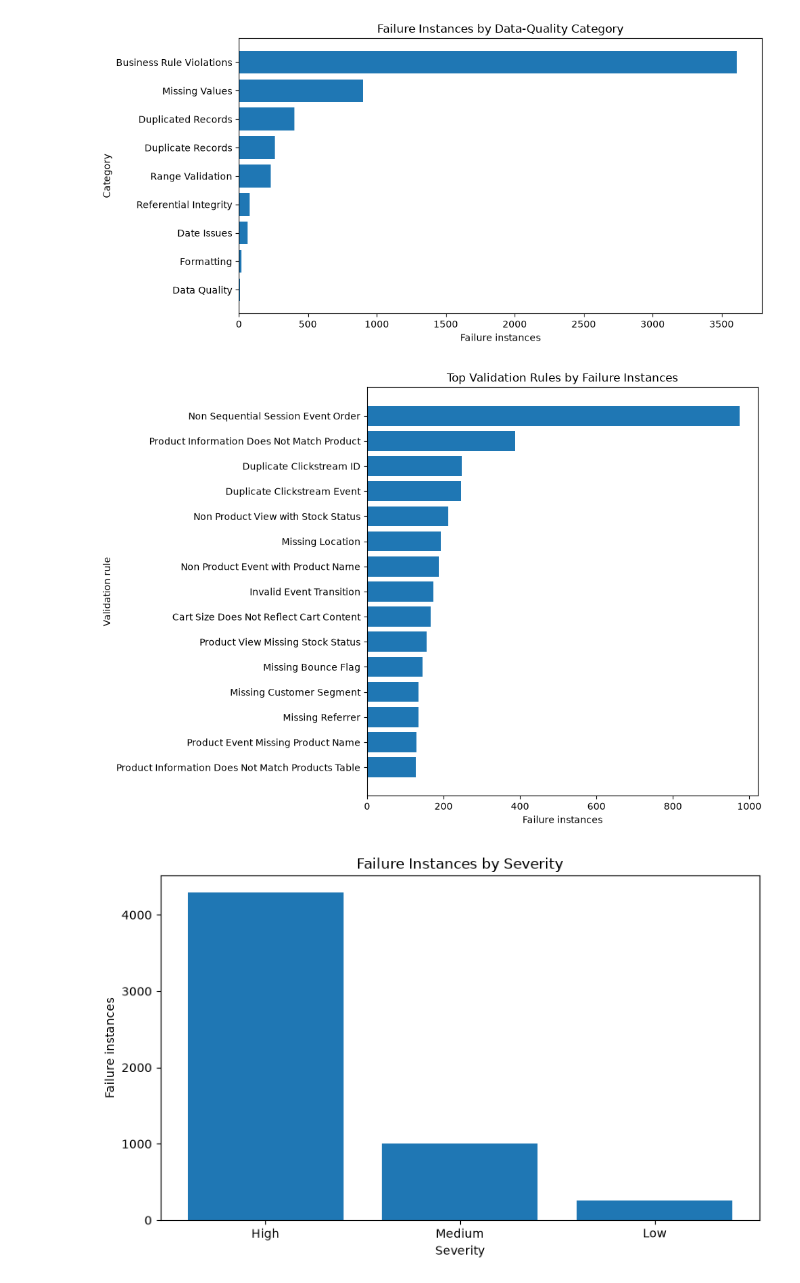
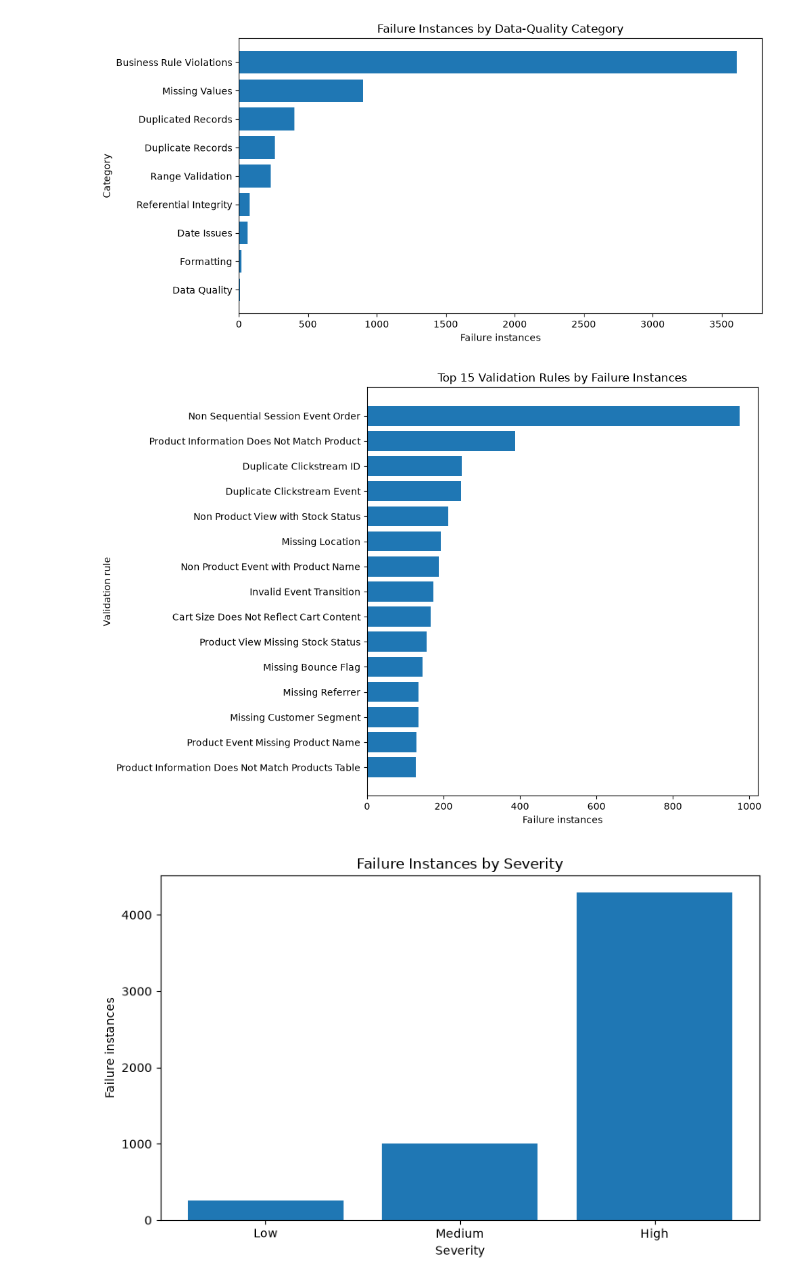
Before and after one commit to jenniferwxe/MegaMart, a Jupyter notebook: dirty_data_profiling/notebook/01_dirty_data_profiling.ipynb, the cells around one changed output. Saved outputs shown, nothing was run; the diff lists cells and outputs as text; code cells hidden in the pictures.

```diff
--- a/dirty_data_profiling/notebook/01_dirty_data_profiling.ipynb
+++ b/dirty_data_profiling/notebook/01_dirty_data_profiling.ipynb
@@ -933,28 +933,26 @@ display(category_failures)
 ### Failure instances by severity
 # %%
 severity_failures = (
-    dirty_records.loc[
-        dirty_records["severity"].astype(str).str.strip().str.lower()
-        != "severity"
-    ]
-    .groupby("severity", dropna=False, as_index=False)
+    dirty_records
+    .groupby("severity", dropna=False)
     .size()
-    .rename(columns={"size": "failure_instances"})
-)
-
-severity_failures["severity"] = (
-    severity_failures["severity"].fillna("Unspecified")
+    .rename("failure_instances")
+    .reset_index()
 )
 
 severity_failures["severity_rank"] = (
     severity_failures["severity"]
-    .map(severity_order)
+    .str.lower()
+    .map(SEVERITY_ORDER)
     .fillna(99)
 )
 
 severity_failures = (
     severity_failures
-    .sort_values("severity_rank")
+    .sort_values(
+        ["severity_rank", "failure_instances"],
+        ascending=[True, False],
+    )
     .drop(columns="severity_rank")
     .reset_index(drop=True)
 )
@@ -1061,36 +1107,48 @@ if not category_failures.empty:
 # %% [output]
 [figure]
 # %%
-if not failure_analysis.empty:
-    chart_data = (
-        failure_analysis
-        .groupby("failure", as_index=False)["failure_instances"]
-        .sum()
-        .sort_values("failure_instances", ascending=False)
-        .head(15)
-        .sort_values("failure_instances", ascending=True)
+chart_data = (
+    failure_analysis
+    .groupby("test_description", as_index=False)
+    ["failure_instances"]
+    .sum()
+    .sort_values(
+        "failure_instances",
+        ascending=False,
     )
+    .head(15)
+    .sort_values("failure_instances", ascending=True)
+)
 
+if not chart_data.empty:
     plt.figure(figsize=(10, 7))
-    plt.barh(chart_data["failure"], chart_data["failure_instances"])
+    plt.barh(
+        chart_data["test_description"],
+        chart_data["failure_instances"],
+    )
     plt.xlabel("Failure instances")
     plt.ylabel("Validation rule")
-    plt.title("Top Validation Rules by Failure Instances")
+    plt.title("Top 15 Validation Rules by Failure Instances")
     plt.tight_layout()
     plt.show()
 # %% [output]
-[figure, old version]
+[figure, new version]
 # %%
-if not severity_failures.empty:
+chart_data = severity_failures.sort_values(
+    "failure_instances",
+    ascending=True,
+)
+
+if not chart_data.empty:
     plt.figure(figsize=(8, 5))
     plt.bar(
-        severity_failures["severity"].fillna("Unspecified"),
-        severity_failures["failure_instances"],
+        chart_data["severity"],
+        chart_data["failure_instances"],
     )
     plt.xlabel("Severity")
     plt.ylabel("Failure instances")
     plt.title("Failure Instances by Severity")
     plt.tight_layout()
     plt.show()
 # %% [output]
-[figure, old version]
+[figure, new version]
```
Also changed, not shown: parts of 8 cells of this notebook.
